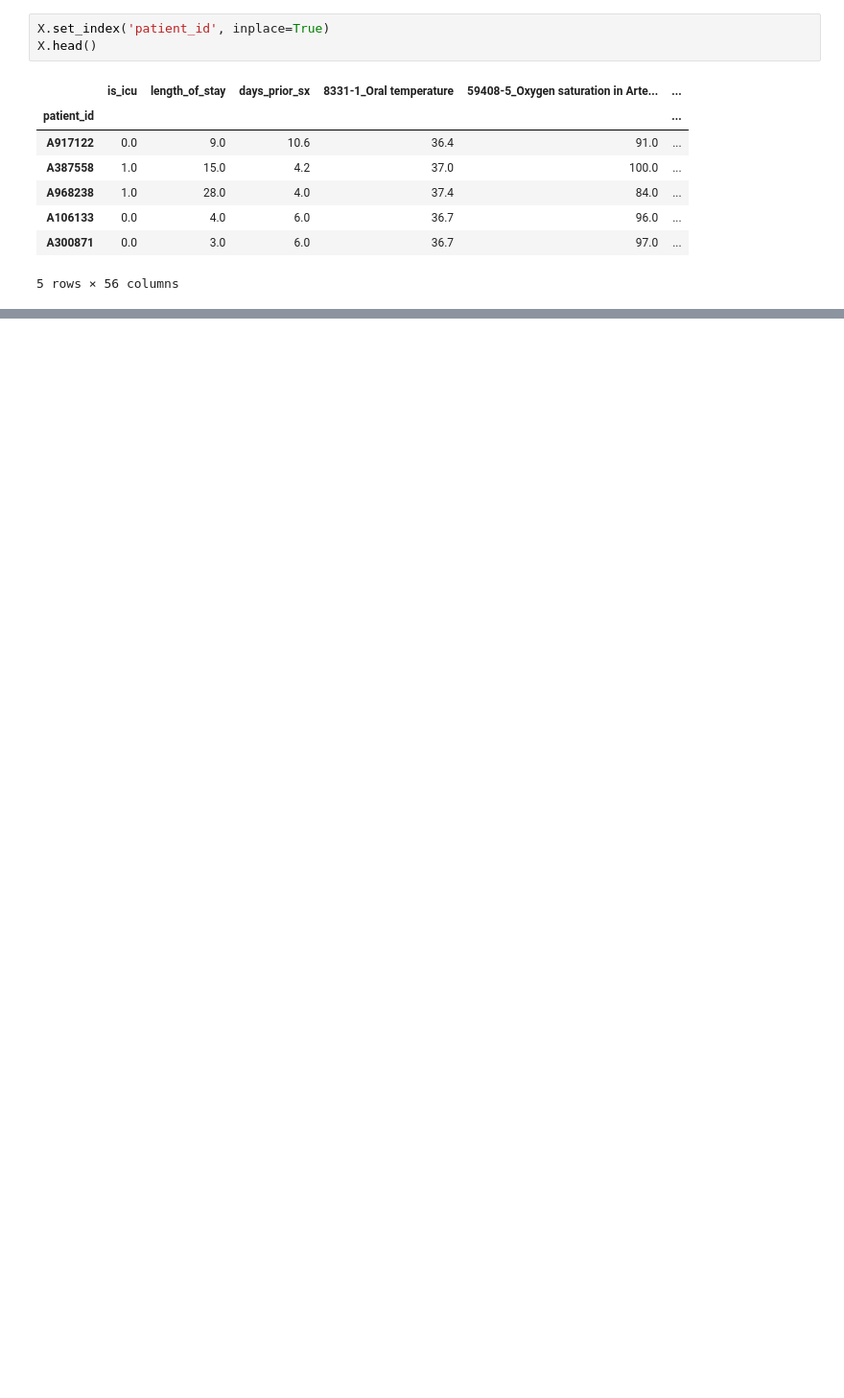
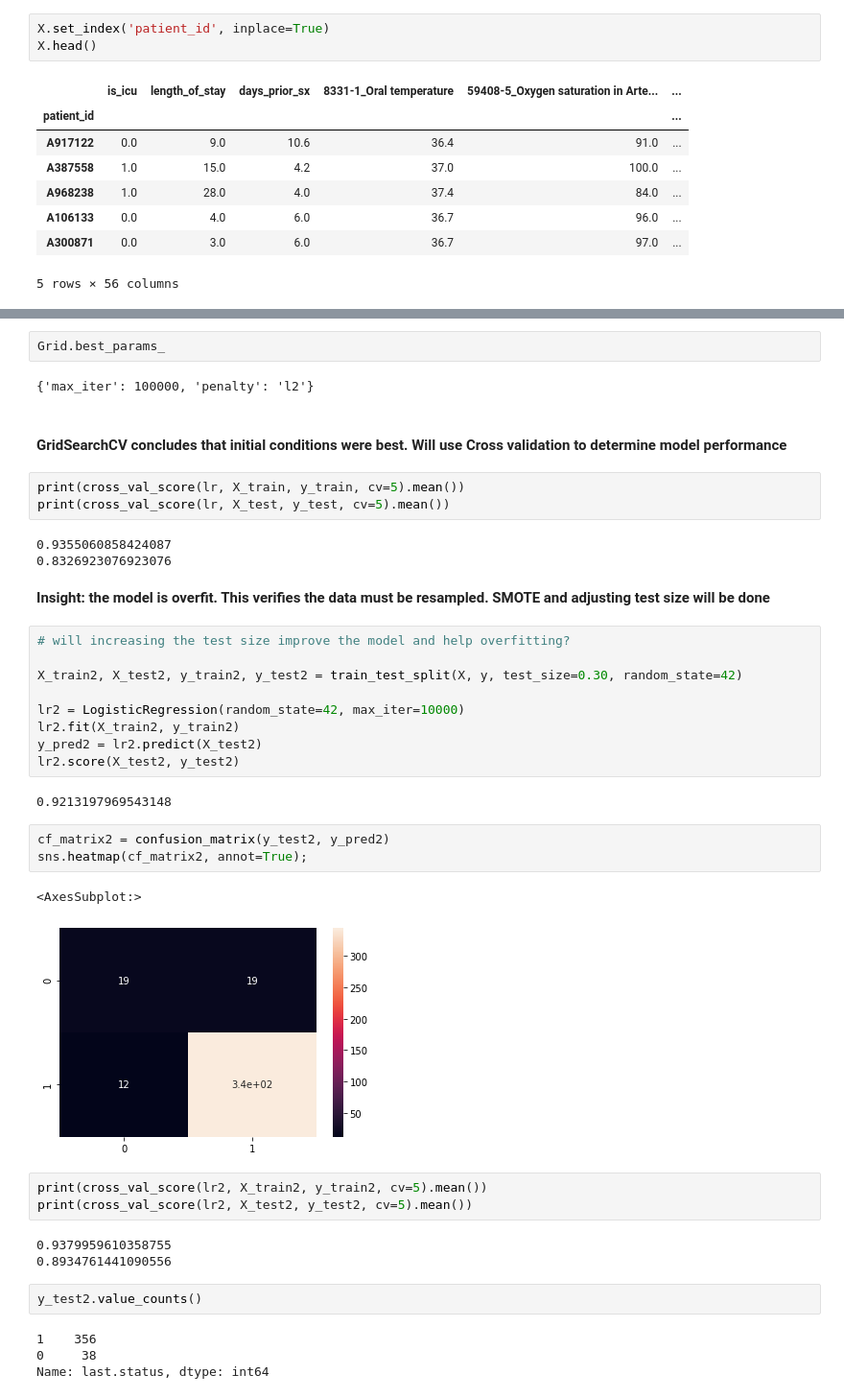
Before and after one commit to AMcqueen1980/COVID19_MortalityPred, a Jupyter notebook: COVID19_Chest_Xray_SBU.ipynb, the cells around one changed output, grey strips where cells are left out. Shown: that part at 96% size. Drawn from its saved outputs; the diff is of its cells as text; blank space fills up the shorter version.

```diff
--- a/COVID19_Chest_Xray_SBU.ipynb
+++ b/COVID19_Chest_Xray_SBU.ipynb
@@ -632,0 +710,43 @@ dummy.score(X_test, y_test)
+# %%
+Grid.best_params_
+# %% [output]
+{'max_iter': 100000, 'penalty': 'l2'}
+# %% [markdown]
+#### GridSearchCV concludes that initial conditions were best. Will use Cross validation to determine model performance
+# %%
+print(cross_val_score(lr, X_train, y_train, cv=5).mean())
+print(cross_val_score(lr, X_test, y_test, cv=5).mean())
+# %% [output]
+0.9355060858424087
+0.8326923076923076
+# %% [markdown]
+**Insight: the model is overfit. This verifies the data must be resampled. SMOTE and adjusting test size will be done**
+# %%
+# will increasing the test size improve the model and help overfitting?
+
+X_train2, X_test2, y_train2, y_test2 = train_test_split(X, y, test_size=0.30, random_state=42)
+
+lr2 = LogisticRegression(random_state=42, max_iter=10000)
+lr2.fit(X_train2, y_train2)
+y_pred2 = lr2.predict(X_test2)
+lr2.score(X_test2, y_test2)
+# %% [output]
+0.9213197969543148
+# %%
+cf_matrix2 = confusion_matrix(y_test2, y_pred2)
+sns.heatmap(cf_matrix2, annot=True);
+# %% [output]
+<AxesSubplot:>
+[figure, added]
+# %%
+print(cross_val_score(lr2, X_train2, y_train2, cv=5).mean())
+print(cross_val_score(lr2, X_test2, y_test2, cv=5).mean())
+# %% [output]
+0.9379959610358755
+0.8934761441090556
+# %%
+y_test2.value_counts()
+# %% [output]
+1    356
+0     38
+Name: last.status, dtype: int64
```
Also changed, not shown: parts of 55 cells of this notebook.
